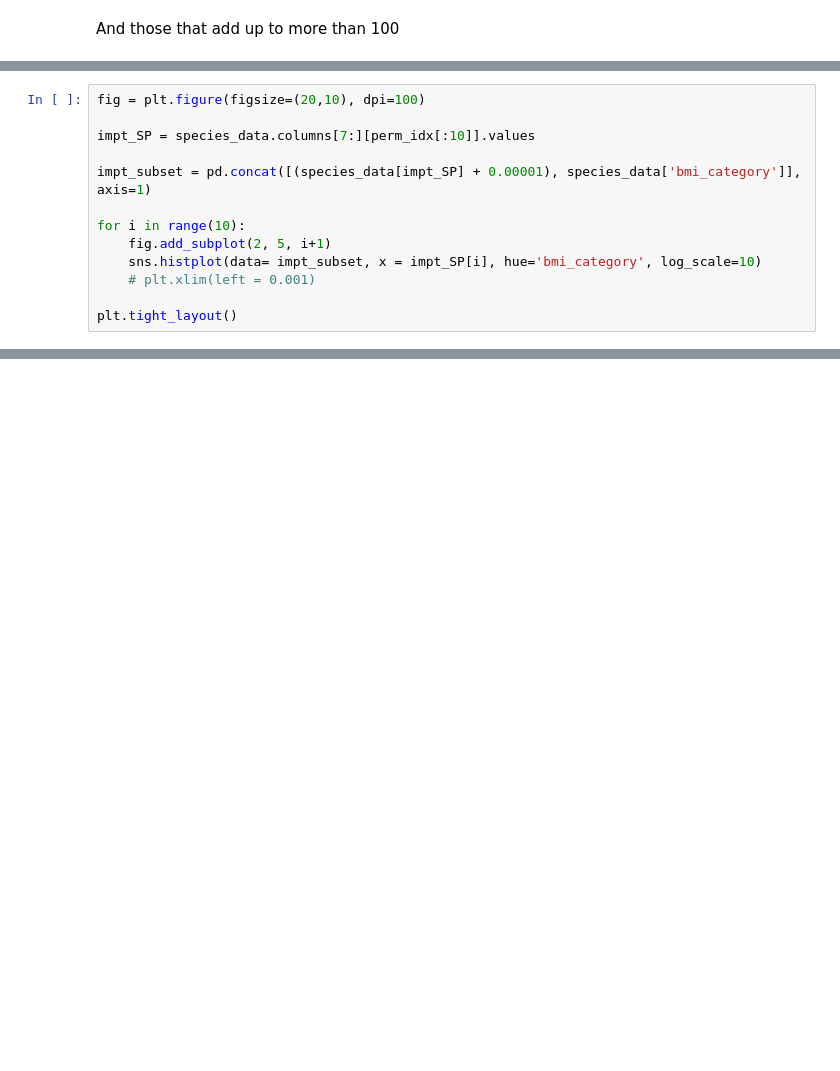
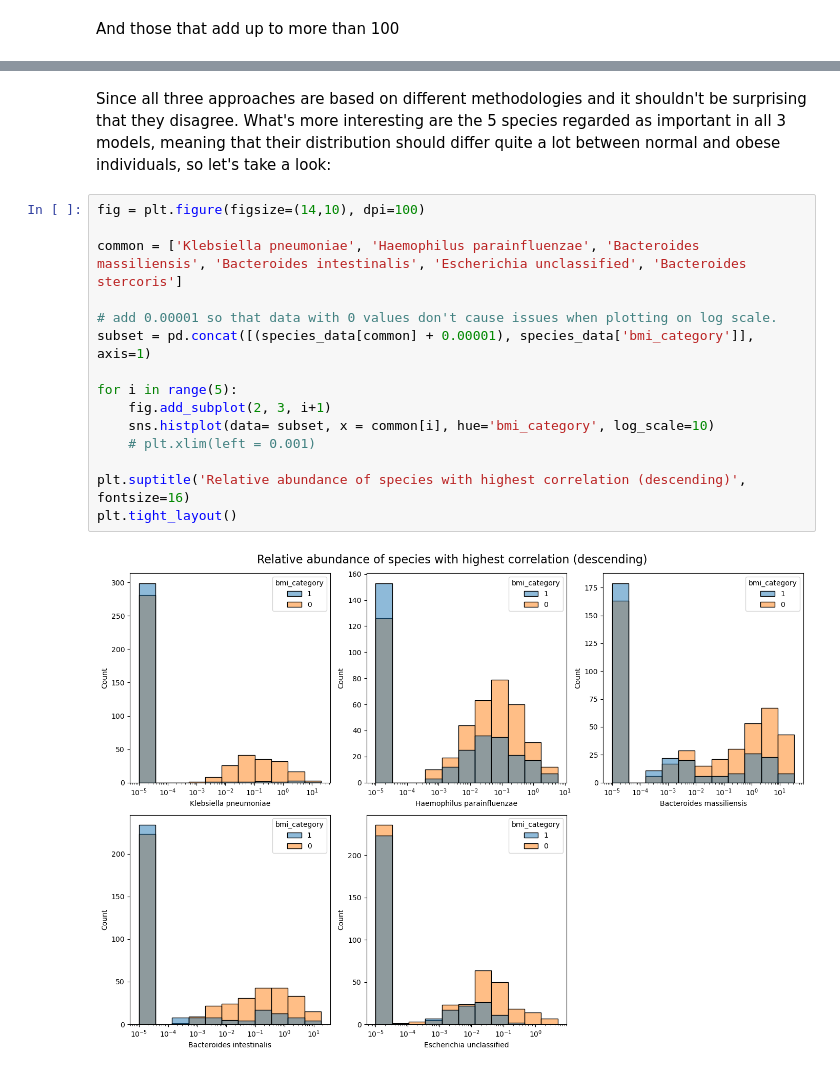
Before and after one commit to Geoff-CQW/obesity_stool, a Jupyter notebook: Project.ipynb, the cells around one changed output, grey strips where cells are left out. Cells and saved outputs as stored; diff of their text form; blank space fills up the shorter version.

```diff
--- a/Project.ipynb
+++ b/Project.ipynb
@@ -719,13 +426,0 @@ Top 10 species by feature importance (descending):
-# %%
-fig = plt.figure(figsize=(20,10), dpi=100)
-
-impt_SP = species_data.columns[7:][perm_idx[:10]].values
-
-impt_subset = pd.concat([(species_data[impt_SP] + 0.00001), species_data['bmi_category']], axis=1)
-
-for i in range(10):
-    fig.add_subplot(2, 5, i+1)
-    sns.histplot(data= impt_subset, x = impt_SP[i], hue='bmi_category', log_scale=10)
-    # plt.xlim(left = 0.001)
-
-plt.tight_layout()
@@ -744 +459,20 @@ Species with high rank-biserial correlation and permutation importance:
+# %% [markdown]
+Since all three approaches are based on different methodologies and it shouldn't be surprising that they disagree. What's more interesting are the 5 species regarded as important in all 3 models, meaning that their distribution should differ quite a lot between normal and obese individuals, so let's take a look:
+# %%
+fig = plt.figure(figsize=(14,10), dpi=100)
+
+common = ['Klebsiella pneumoniae', 'Haemophilus parainfluenzae', 'Bacteroides massiliensis', 'Bacteroides intestinalis', 'Escherichia unclassified', 'Bacteroides stercoris']
+
+# add 0.00001 so that data with 0 values don't cause issues when plotting on log scale.
+subset = pd.concat([(species_data[common] + 0.00001), species_data['bmi_category']], axis=1)
+
+for i in range(5):
+    fig.add_subplot(2, 3, i+1)
+    sns.histplot(data= subset, x = common[i], hue='bmi_category', log_scale=10)
+    # plt.xlim(left = 0.001)
+
+plt.suptitle('Relative abundance of species with highest correlation (descending)', fontsize=16)
+plt.tight_layout()
+# %% [output]
+[figure, added]
 # %% [markdown]
```
Also changed, not shown: parts of 56 cells of this notebook, 5 other files.
